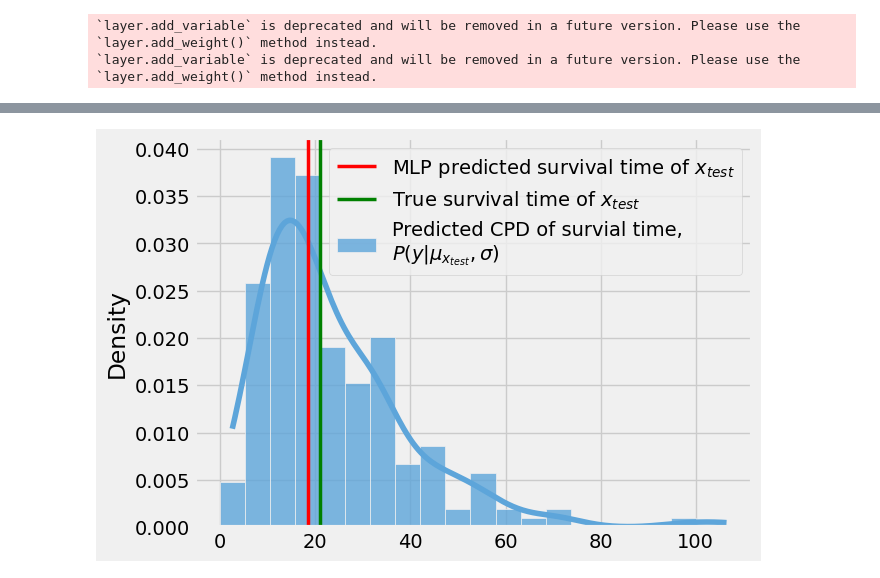
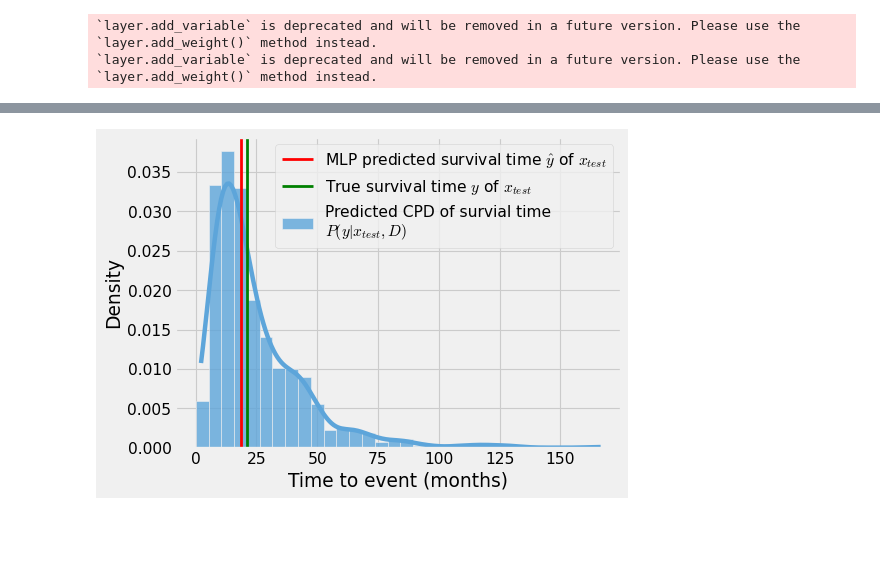
Before and after one commit to thecml/baysurv-wip, a Jupyter notebook: notebooks/model_inference.ipynb, the cells around one changed output, grey strips where cells are left out. Cells and saved outputs as stored; diff of their text form; code cells hidden in the pictures; blank space fills up the shorter version.

Commit message:
Improved plotting of results

```diff
--- a/notebooks/model_inference.ipynb
+++ b/notebooks/model_inference.ipynb
@@ -257,6 +259,7 @@ mlp_st = compute_survival_times(mlp_preds, t_train, e_train)
 # %%
-model_cpd_st = np.zeros((200, len(X_test_sample)))
-for i in range(0, 200):
+n_samples = 1000
+model_cpd_st = np.zeros((n_samples, len(X_test_sample)))
+for i in range(0, n_samples):
     pred = np.reshape(mcd_model.predict(X_test_sample, verbose=0), len(X_test_sample))
     model_cpd_st[i,:] = compute_survival_times(pred, t_train, e_train)
 st_mean = np.mean(model_cpd_st, axis=0)
@@ -264,15 +267,17 @@ st_std = np.std(model_cpd_st, axis=0)
 # %%
 import seaborn as sns
 obs_index = 1
 HIST_BINS = np.linspace(0, 100, 20)
+plt.figure(dpi=80)
 sns.histplot(model_cpd_st[:, obs_index], bins=HIST_BINS, color=TFColor[3],
-             label="Predicted CPD of survial time,\n$P(y|\mu_{x_{test}}, \sigma)$", kde=True, alpha=0.8, stat="density")
-plt.axvline(x=mlp_st[obs_index], color='r', linewidth=2.5, label="MLP predicted survival time of $x_{test}$") # TODO: Use y
-plt.axvline(x=y_test['time'][obs_index], color='g', linewidth=2.5, label="True survival time of $x_{test}$") # TODO: Use y
+             label="Predicted CPD of survial time \n$P(y|x_{test}, D)$", kde=True, alpha=0.8, stat="density")
+plt.axvline(x=mlp_st[obs_index], color='r', linewidth=2.5, label="MLP predicted survival time $\hat{y}$ of $x_{test}$") # TODO: Use y
+plt.axvline(x=y_test['time'][obs_index], color='g', linewidth=2.5, label="True survival time $y$ of $x_{test}$") # TODO: Use y
+plt.xlabel("Time to event (months)")
 plt.legend()
-plt.savefig(Path.joinpath(pt.RESULTS_DIR, f"seer_cpd_surv_pred_mcd.pdf"),
+plt.savefig(Path.joinpath(pt.RESULTS_DIR, f"seer_surv_pred_cpd_mcd.pdf"),
             format='pdf', bbox_inches="tight")
 plt.show()
 plt.close()
 # %% [output]
-[figure, old version]
+[figure, new version]
```
Also changed, not shown: parts of 5 cells of this notebook, 2 other files.
